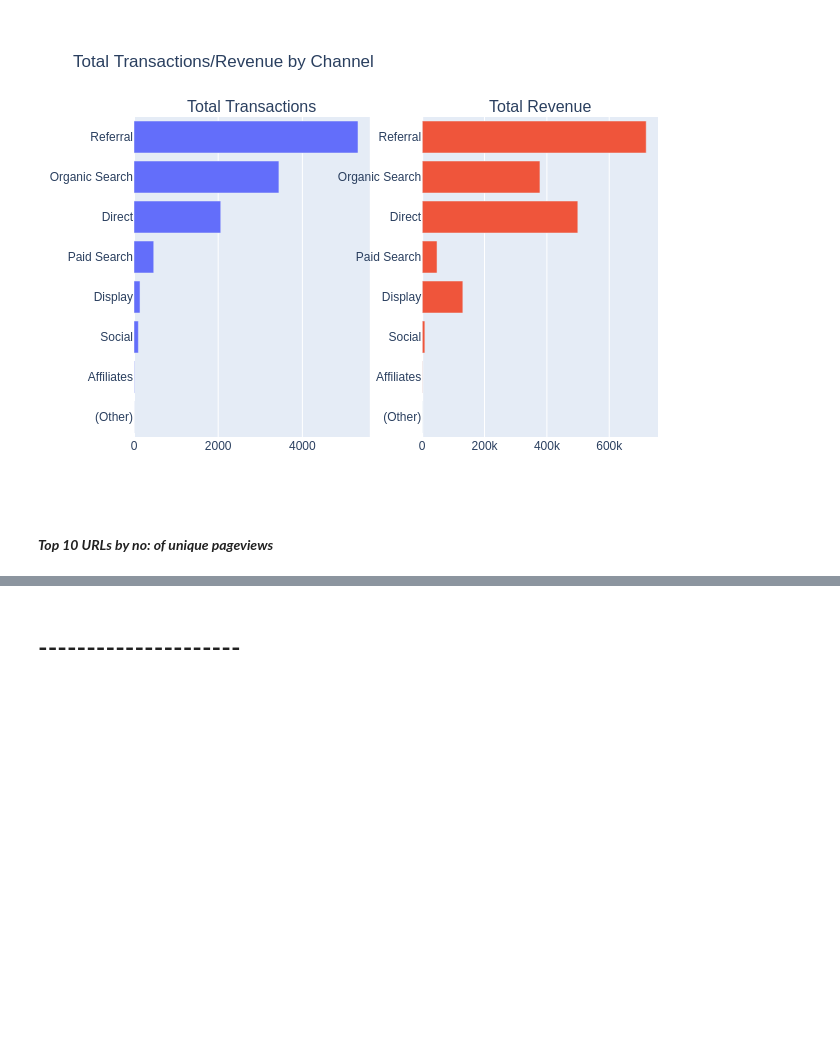
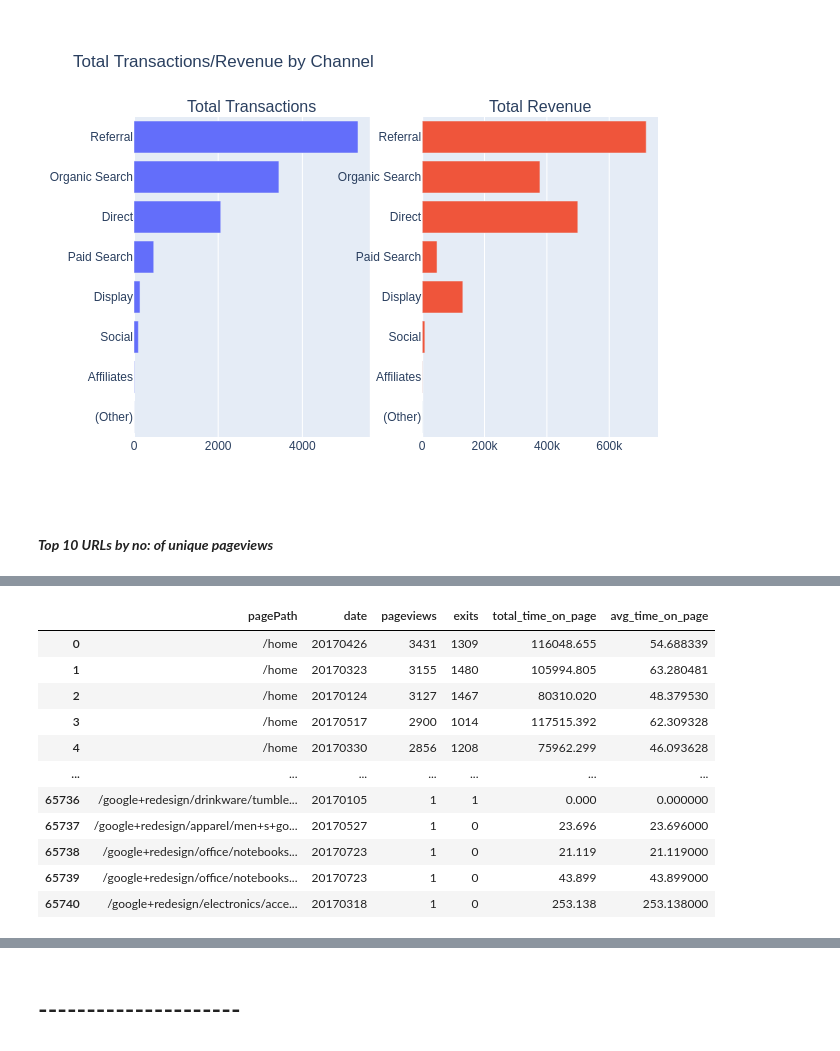
Before and after one commit to ganiosh92/DA-ecommerce-clickstream-analytics, a Jupyter notebook: ga-exploration.ipynb, the cells around one changed output, grey strips where cells are left out. Saved outputs shown, nothing was run; the diff lists cells and outputs as text; code cells hidden in the pictures; blank space fills up the shorter version.

```diff
--- a/ga-exploration.ipynb
+++ b/ga-exploration.ipynb
@@ -208,0 +282,95 @@ fig.show(renderer = 'png')
+# %%
+#average time spent on each page (From 2016-08-01 to 2017-08-01)
+#This dataframe gives the average time spent on each page for each day for the above date range mentioned
+
+query = """
+SELECT
+  pagePath,
+  date,
+  pageviews,
+  exits,
+  total_time_on_page,
+  CASE
+    WHEN pageviews = exits THEN 0
+    ELSE total_time_on_page / (pageviews - exits)
+  END AS avg_time_on_page
+FROM (
+  SELECT
+    pagePath,
+    date,
+    COUNT(*) AS pageviews,
+    SUM(IF(isExit IS NOT NULL,
+        1,
+        0)) AS exits,
+    SUM(time_on_page) AS total_time_on_page
+  FROM (
+    SELECT
+      fullVisitorId,
+      date,
+      visitStartTime,
+      pagePath,
+      hit_time,
+      type,
+      isExit,
+      CASE
+        WHEN isExit IS NOT NULL THEN last_interaction - hit_time
+        ELSE next_pageview - hit_time
+      END AS time_on_page
+    FROM (
+      SELECT
+        fullVisitorId,
+        date,
+        visitStartTime,
+        pagePath,
+        hit_time,
+        type,
+        isExit,
+        last_interaction,
+        LEAD(hit_time) OVER (PARTITION BY fullVisitorId, visitStartTime ORDER BY hit_time) AS next_pageview
+      FROM (
+        SELECT
+          fullVisitorId,
+          date,
+          visitStartTime,
+          pagePath,
+          hit_time,
+          type,
+          isExit,
+          last_interaction
+        FROM (
+          SELECT
+            fullVisitorId,
+            date,
+            visitStartTime,
+            hits.page.pagePath,
+            hits.type,
+            hits.isExit,
+            hits.time / 1000 AS hit_time,
+            MAX(IF(hits.isInteraction IS NOT NULL,
+                hits.time / 1000,
+                0)) OVER (PARTITION BY fullVisitorId, visitStartTime) AS last_interaction
+          FROM
+            `bigquery-public-data.google_analytics_sample.ga_sessions_*` AS GA,
+            UNNEST(GA.hits) AS hits
+            WHERE _TABLE_SUFFIX BETWEEN '20170101' AND '20170801')
+        WHERE
+          type = 'PAGE')))
+  GROUP BY pagePath, date)
+ORDER BY
+  pageviews DESC
+        """
+df = client.query(query).result().to_dataframe()
+df
+# %% [output]
+|  | pagePath | date | pageviews | exits | total_time_on_page | avg_time_on_page |
+| 0 | /home | 20170426 | 3431 | 1309 | 116048.655 | 54.688339 |
+| 1 | /home | 20170323 | 3155 | 1480 | 105994.805 | 63.280481 |
+| 2 | /home | 20170124 | 3127 | 1467 | 80310.020 | 48.379530 |
+| 3 | /home | 20170517 | 2900 | 1014 | 117515.392 | 62.309328 |
+| 4 | /home | 20170330 | 2856 | 1208 | 75962.299 | 46.093628 |
+| ... | ... | ... | ... | ... | ... | ... |
+| 65736 | /google+redesign/drinkware/tumble... | 20170105 | 1 | 1 | 0.000 | 0.000000 |
+| 65737 | /google+redesign/apparel/men+s+go... | 20170527 | 1 | 0 | 23.696 | 23.696000 |
+| 65738 | /google+redesign/office/notebooks... | 20170723 | 1 | 0 | 21.119 | 21.119000 |
+| 65739 | /google+redesign/office/notebooks... | 20170723 | 1 | 0 | 43.899 | 43.899000 |
+| 65740 | /google+redesign/electronics/acce... | 20170318 | 1 | 0 | 253.138 | 253.138000 |
```
Also changed, not shown: parts of 11 cells of this notebook.
